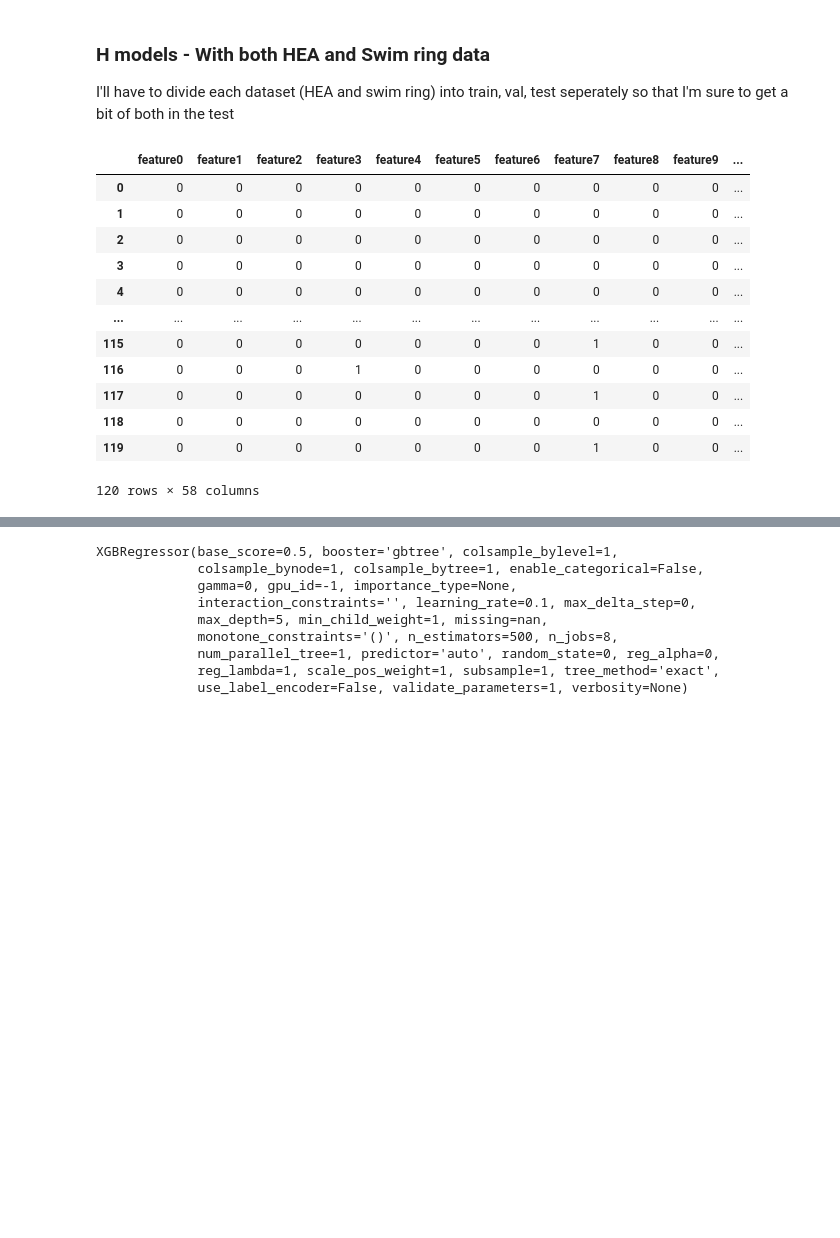
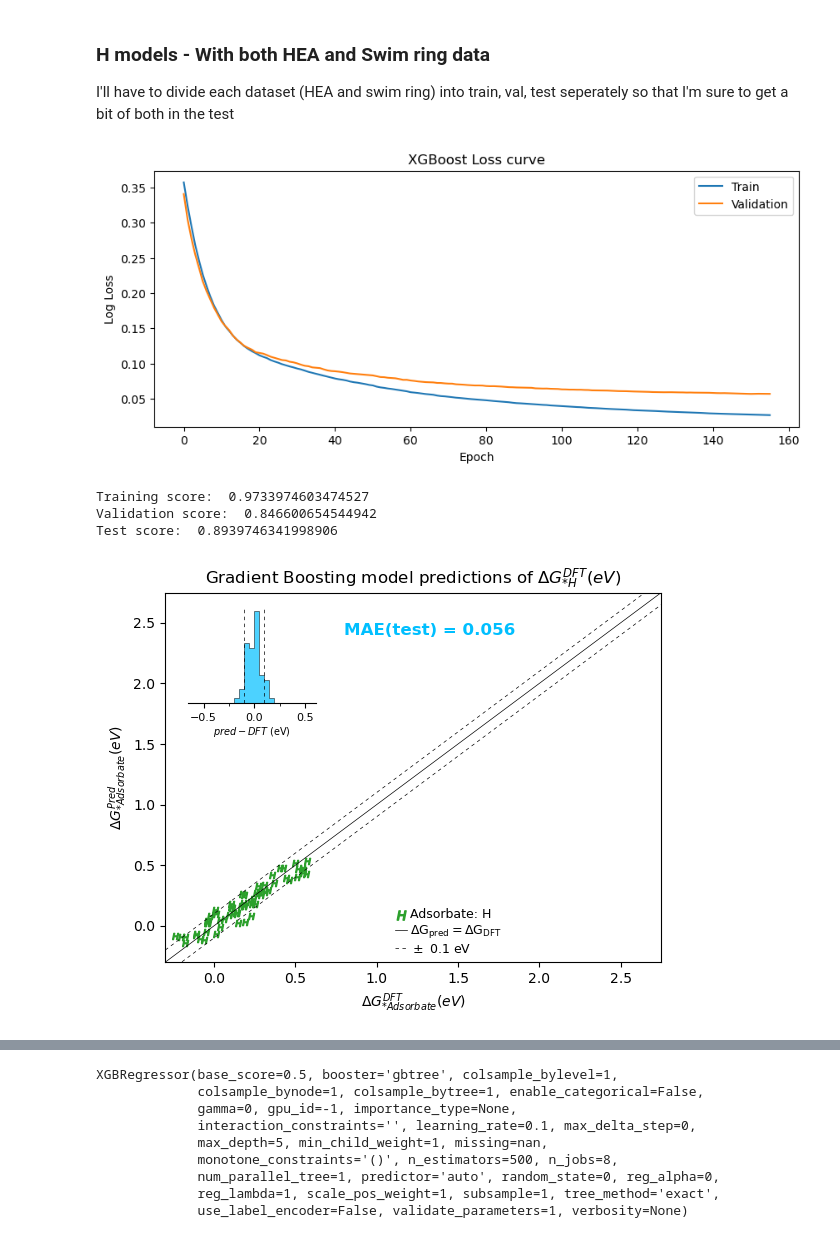
Before and after one commit to MarcusNoergaardWeng/CatalysisThesis, a Jupyter notebook: Notebooks/Training_E_models.ipynb, the cells around one changed output, grey strips where cells are left out. Saved outputs shown, nothing was run; the diff lists cells and outputs as text; code cells hidden in the pictures; blank space fills up the shorter version.

Commit message:
Moved feature-making and model training into functions

```diff
--- a/Notebooks/Training_E_models.ipynb
+++ b/Notebooks/Training_E_models.ipynb
@@ -1016,25 +1010,25 @@ I'll have to divide each dataset (HEA and swim ring) into train, val, test seper
 # %%
 feature_folder = "../csv_features/"
 # Define the data filenames
-HAE_H_filename = "H_features.csv"
+HEA_H_filename = "H_DFT_features.csv"
 swim_ring_H_filename = "swim_ring_H_DFT_features.csv"
+model_name = "H_HEA_SWR"
+adsorbate = "H"
 
 # Fish out the data
-HEA_H_train, HEA_H_val_HEA_H_test = somefunc()
-swim_ring_H_train, swim_ring_H_val, swim_ring_H_test = somefunc()
+X_HEA_train, y_HEA_train, X_HEA_val, y_HEA_val, X_HEA_test, y_HEA_test = prepare_dataset(feature_folder, HEA_H_filename)
+X_SWR_train, y_SWR_train, X_SWR_val, y_SWR_val, X_SWR_test, y_SWR_test = prepare_dataset(feature_folder, swim_ring_H_filename)
 
 # Combine the data
+X_train, y_train = pd.concat([X_HEA_train, X_SWR_train]), pd.concat([y_HEA_train, y_SWR_train])
+X_val, y_val     = pd.concat([X_HEA_val  , X_SWR_val])  , pd.concat([y_HEA_val  , y_SWR_val])
+X_test, y_test   = pd.concat([X_HEA_test , X_SWR_test]) , pd.concat([y_HEA_test , y_SWR_test])
 
 # Train model on the mix - should also show the plot or something.
-
-
-# Mix
-### There should be a single function, that just accepts a filename and it returns whatever is needed to pass into a function that trains a model.
-HAE_H_df = pd.read_csv(feature_folder + HAE_H_filename)
-
-full_df = pd.concat([H_df], axis = 0)
-all_cols = full_df.columns
-#Seperate the energies and remove the useless columns
-
-X = full_df.loc[:, :all_cols[-4]]
-y = full_df[["G_ads(eV)"]]
+train_XGB_model(model_name, adsorbate, X_train, y_train, X_val, y_val, X_test, y_test)
+# %% [output]
+[figure, added]
+Training score:  0.9733974603474527
+Validation score:  0.846600654544942
+Test score:  0.8939746341998906
+[figure, added]
@@ -1044,16 +1034,0 @@ swim_ring_H_df = pd.read_csv(feature_folder + swim_ring_H_filename)
-# %%
-swim_ring_H_df
-# %% [output]
-|  | feature0 | feature1 | feature2 | feature3 | feature4 | feature5 | feature6 | feature7 | feature8 | feature9 | ... |
-| 0 | 0 | 0 | 0 | 0 | 0 | 0 | 0 | 0 | 0 | 0 | ... |
-| 1 | 0 | 0 | 0 | 0 | 0 | 0 | 0 | 0 | 0 | 0 | ... |
-| 2 | 0 | 0 | 0 | 0 | 0 | 0 | 0 | 0 | 0 | 0 | ... |
-| 3 | 0 | 0 | 0 | 0 | 0 | 0 | 0 | 0 | 0 | 0 | ... |
-| 4 | 0 | 0 | 0 | 0 | 0 | 0 | 0 | 0 | 0 | 0 | ... |
-| ... | ... | ... | ... | ... | ... | ... | ... | ... | ... | ... | ... |
-| 115 | 0 | 0 | 0 | 0 | 0 | 0 | 0 | 1 | 0 | 0 | ... |
-| 116 | 0 | 0 | 0 | 1 | 0 | 0 | 0 | 0 | 0 | 0 | ... |
-| 117 | 0 | 0 | 0 | 0 | 0 | 0 | 0 | 1 | 0 | 0 | ... |
-| 118 | 0 | 0 | 0 | 0 | 0 | 0 | 0 | 0 | 0 | 0 | ... |
-| 119 | 0 | 0 | 0 | 0 | 0 | 0 | 0 | 1 | 0 | 0 | ... |
-120 rows × 58 columns
```
Also changed, not shown: parts of 15 cells of this notebook, 14 other files.
